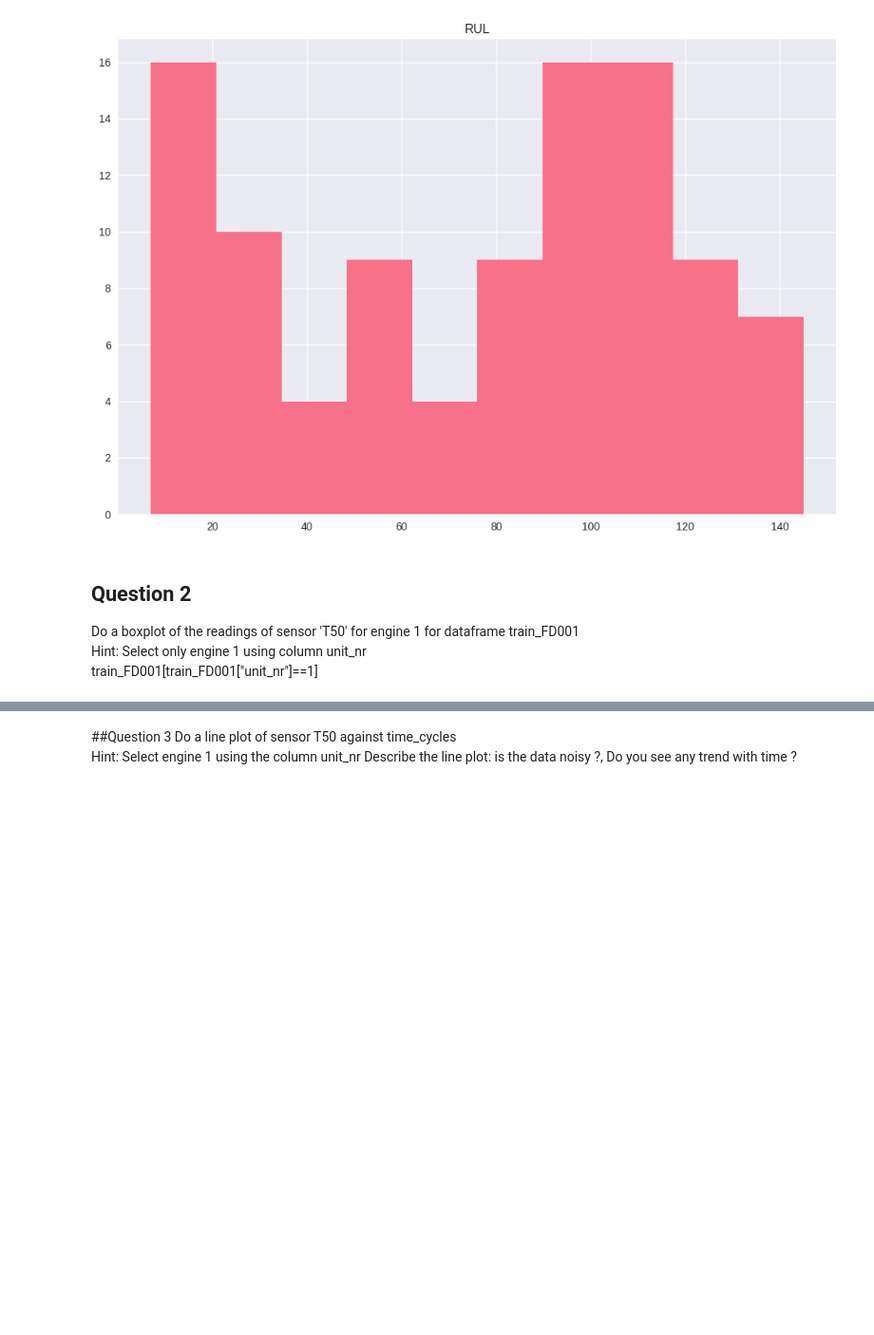
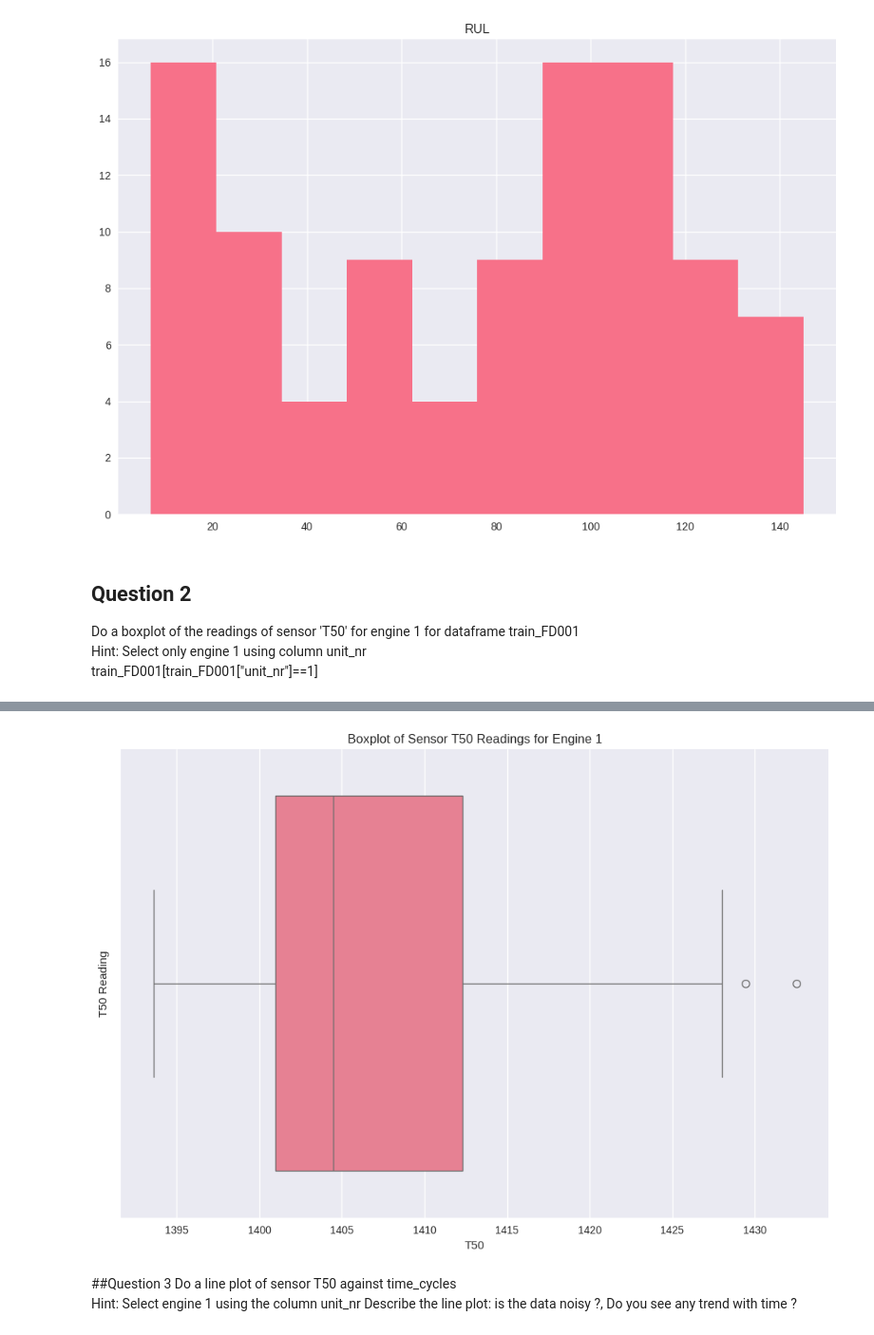
Before and after one commit to KpihX/rocket-durability-ai, a Jupyter notebook: Databoocamp2025_NASA_Turbofan_dataviz_practical.ipynb, the cells around one changed output, grey strips where cells are left out. Shown at 95% size. Saved outputs shown, nothing was run; the diff lists cells and outputs as text; code cells hidden in the pictures; blank space fills up the shorter version.

```diff
--- a/Databoocamp2025_NASA_Turbofan_dataviz_practical.ipynb
+++ b/Databoocamp2025_NASA_Turbofan_dataviz_practical.ipynb
@@ -208,3 +214,13 @@ train_FD001.head(10)
+# %%
+engine_1_data = train_FD001[train_FD001["unit_nr"]==1]
+# %%
+sns.boxplot(data=engine_1_data, x='T50')
+plt.title('Boxplot of Sensor T50 Readings for Engine 1')
+plt.ylabel('T50 Reading')
+# plt.grid(True)
+plt.show()
+# %% [output]
+[figure, added]
 # %% [markdown]
 ##Question 3
 Do a line plot of sensor T50 against time_cycles\
```
Also changed, not shown: parts of 14 cells of this notebook.
